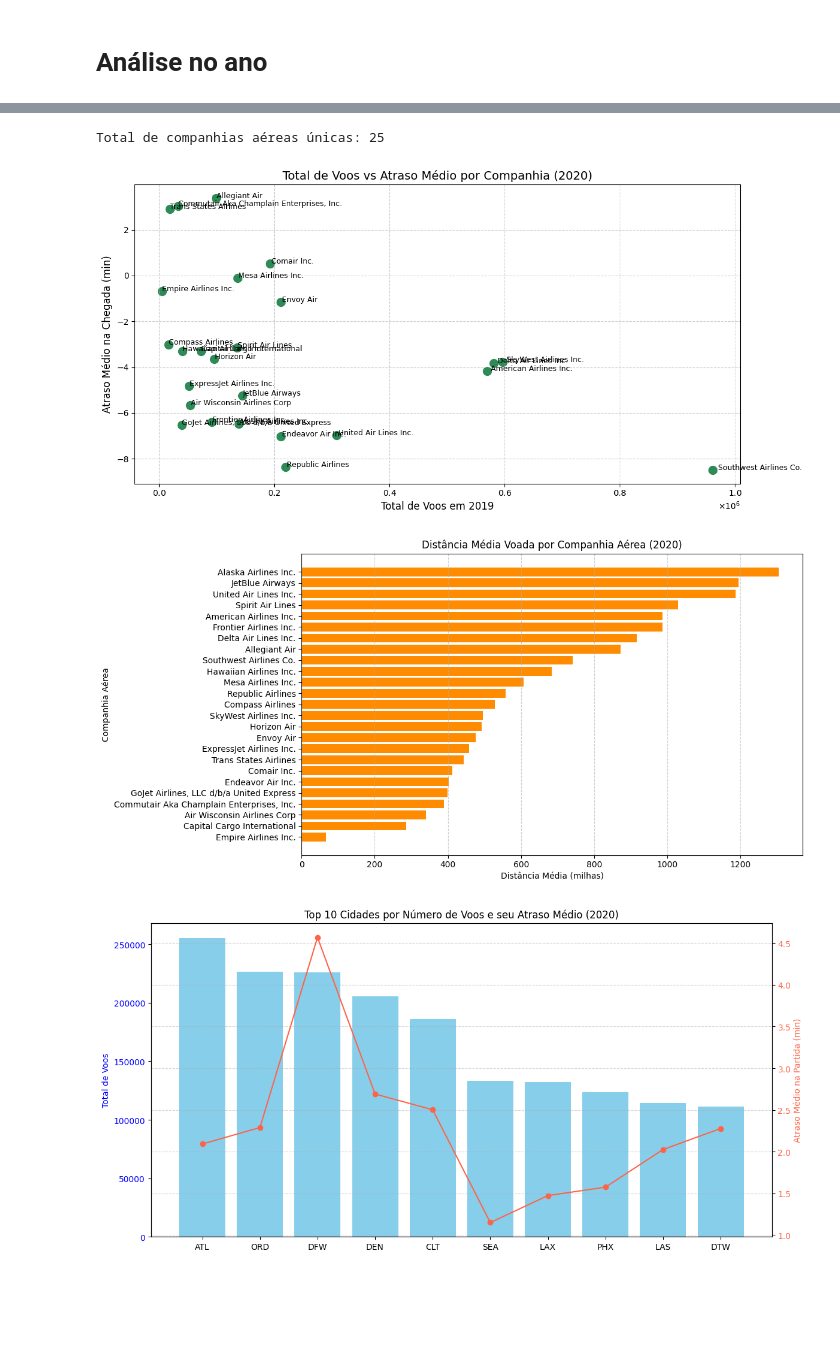
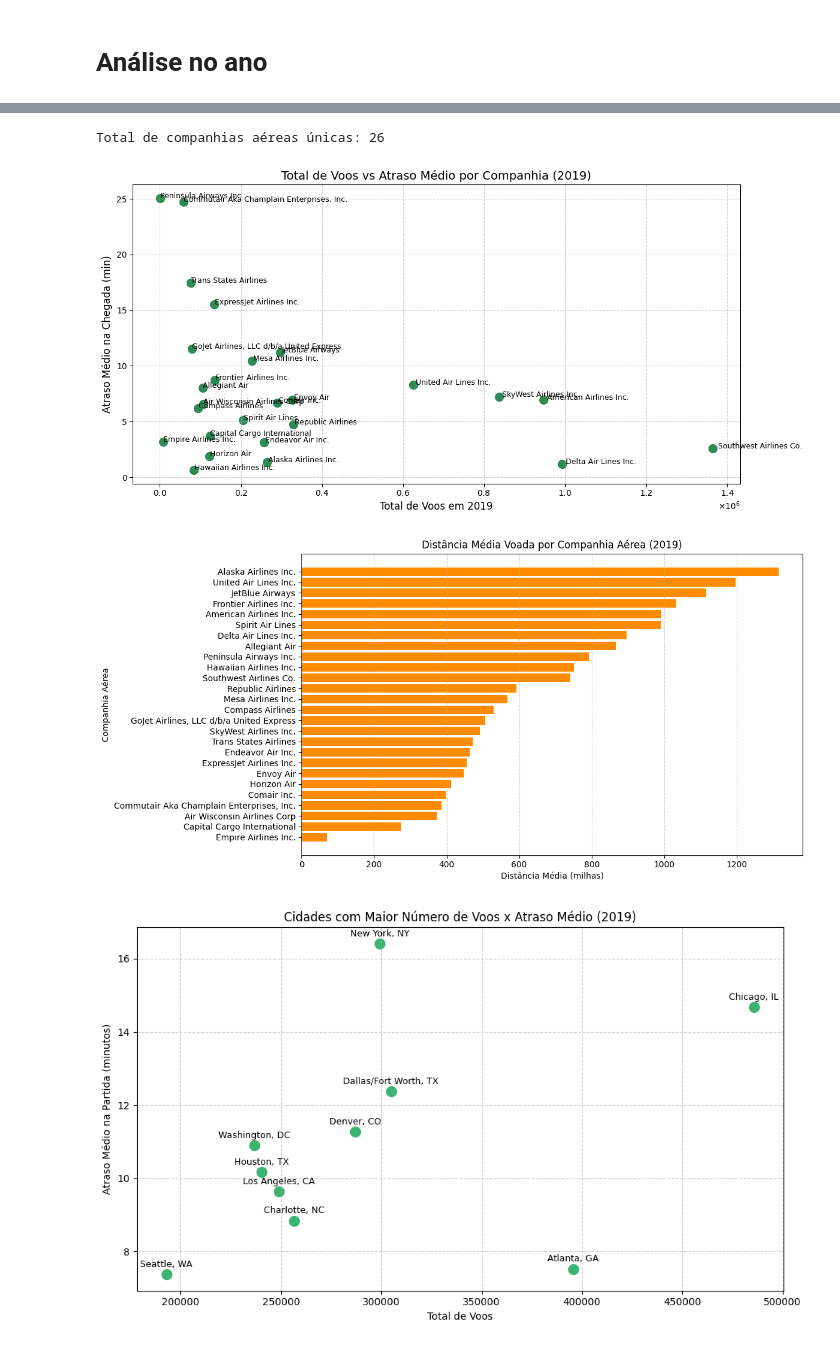
Before and after one commit to icarob-eng/data-science-airlines, a Jupyter notebook: main.ipynb, the cells around one changed output, grey strips where cells are left out. Saved outputs shown, nothing was run; the diff lists cells and outputs as text; code cells hidden in the pictures; blank space fills up the shorter version.

```diff
--- a/main.ipynb
+++ b/main.ipynb
@@ -60,7 +36,7 @@ Arquivo Airlines.csv não encontrado.
 ### Relação entre os atrasos médios e o horário do atraso de voos no ano de 2019 ###
 
 # Filtra o dataframe de 2019
-df_ano = dados_voos[2020]
+df_ano = dados_voos[2019]
 
 # Agrupa os dados e calcula a média de atraso na chegada por faixa horária
 media_atraso_por_hora = (
@@ -76,13 +52,13 @@ y = media_atraso_por_hora['ArrDelay']
 plt.figure(figsize=(12, 6))
 plt.bar(x, y, color='skyblue')
 
-plt.title('Média de Atraso na Chegada por Faixa Horária (2020)', fontsize=14)
+plt.title('Média de Atraso na Chegada por Faixa Horária (2019)', fontsize=14)
 plt.xlabel('Faixa de Horário da Chegada')
 plt.ylabel('Atraso Médio (minutos)')
 plt.xticks(rotation=45)
 
 plt.grid(axis='y', linestyle='--', alpha=0.7)
 plt.tight_layout()
-plt.gcf().savefig('media_atraso_horario_2020.png', dpi=300, bbox_inches='tight')
+plt.gcf().savefig('media_atraso_horario_2019.png', dpi=300, bbox_inches='tight')
 plt.show()
 # %% [output]
@@ -172,14 +148,14 @@ plt.ticklabel_format(style='sci', axis='x', scilimits=(0,0))
 
 plt.xlabel('Total de Voos em 2019', fontsize=12)
 plt.ylabel('Atraso Médio na Chegada (min)', fontsize=12)
-plt.title('Total de Voos vs Atraso Médio por Companhia (2020)', fontsize=14)
+plt.title('Total de Voos vs Atraso Médio por Companhia (2019)', fontsize=14)
 plt.grid(True, linestyle='--', alpha=0.6)
 plt.tight_layout()
-plt.gcf().savefig('Voos_Atraso_medio_Companhias_2020.png', dpi=300, bbox_inches='tight')
+plt.gcf().savefig('Voos_Atraso_medio_Companhias_2019.png', dpi=300, bbox_inches='tight')
 plt.show()
 # %% [output]
-Total de companhias aéreas únicas: 25
+Total de companhias aéreas únicas: 26
-[figure, old version]
+[figure, new version]
 # %%
 # Relação entre distâncias média percorridas por companhias aéreas
 
@@ -191,51 +167,47 @@ plt.figure(figsize=(12, 6))
 plt.barh(distancia_media.index, distancia_media.values, color='darkorange')
 plt.xlabel('Distância Média (milhas)')
 plt.ylabel('Companhia Aérea')
-plt.title('Distância Média Voada por Companhia Aérea (2020)')
+plt.title('Distância Média Voada por Companhia Aérea (2019)')
 plt.gca().invert_yaxis()
 plt.grid(axis='x', linestyle='--', alpha=0.6)
 plt.tight_layout()
-plt.gcf().savefig('Distancia_Companhias_2020.png', dpi=300, bbox_inches='tight')
+plt.gcf().savefig('Distancia_Companhias_2019.png', dpi=300, bbox_inches='tight')
 plt.show()
 # %% [output]
-[figure, old version]
+[figure, new version]
 # %%
 # Comparação das cidades com maior número de voos e com o atraso médio (saída) dessa cidade
 
 # Agrupar por cidade de origem
-agrupado_origem = df_ano.groupby('Origin').agg({
+agrupado_origem = df_ano.groupby('DestCityName').agg({
     'DepDelay': 'mean',
     'FlightDate': 'count'
 }).rename(columns={
     'DepDelay': 'AtrasoMedio',
     'FlightDate': 'TotalVoos'
 }).reset_index()
 
 # Selecionar top 10 cidades com mais voos
 top_cidades = agrupado_origem.sort_values(by='TotalVoos', ascending=False).head(10)
 
-# Gráfico com duas barras (lado a lado)
-fig, ax1 = plt.subplots(figsize=(12, 6))
+# Scatter: Total de voos vs. Atraso médio
+plt.figure(figsize=(10, 6))
+plt.scatter(top_cidades['TotalVoos'], top_cidades['AtrasoMedio'], color='mediumseagreen', s=100)
 
-# Barra 1: total de voos
-ax1.bar(top_cidades['Origin'], top_cidades['TotalVoos'], color='skyblue', label='Total de Voos')
-ax1.set_ylabel('Total de Voos', color='blue')
-ax1.tick_params(axis='y', labelcolor='blue')
+# Adicionar rótulos nos pontos (nomes das cidades)
+for i, row in top_cidades.iterrows():
+    plt.text(row['TotalVoos'], row['AtrasoMedio'] + 0.2, row['DestCityName'], fontsize=9, ha='center')
 
-# Eixo secundário: atraso médio
-ax2 = ax1.twinx()
-ax2.plot(top_cidades['Origin'], top_cidades['AtrasoMedio'], color='tomato', marker='o', label='Atraso Médio')
-ax2.set_ylabel('Atraso Médio na Partida (min)', color='tomato')
-ax2.tick_params(axis='y', labelcolor='tomato')
-
-# Título e ajustes
-plt.title('Top 10 Cidades por Número de Voos e seu Atraso Médio (2020)')
-fig.tight_layout()
-plt.grid(True, axis='y', linestyle='--', alpha=0.5)
-plt.gcf().savefig('Top10_cidades_atraso_medio_2020.png', dpi=300, bbox_inches='tight')
+# Configurações do gráfico
+plt.xlabel('Total de Voos')
+plt.ylabel('Atraso Médio na Partida (minutos)')
+plt.title('Cidades com Maior Número de Voos x Atraso Médio (2019)')
+plt.grid(True, linestyle='--', alpha=0.6)
+plt.tight_layout()
+plt.savefig('top10_cidades_atraso_2019.png', dpi=300, bbox_inches='tight')
 plt.show()
 # %% [output]
-[figure, old version]
+[figure, new version]
 # %%
 # Análise dos atrasos médios (saída) de acordo com as cidades
 
```
Also changed, not shown: parts of 6 cells of this notebook.
